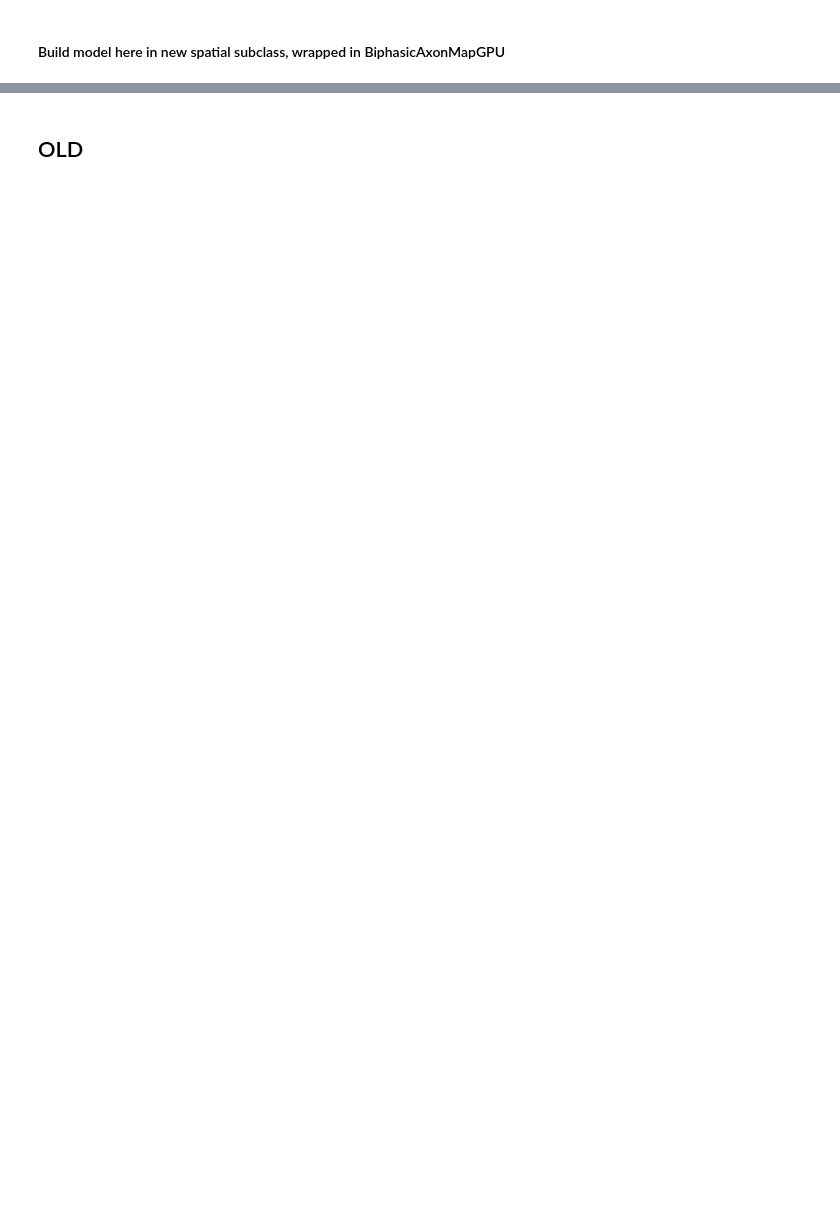
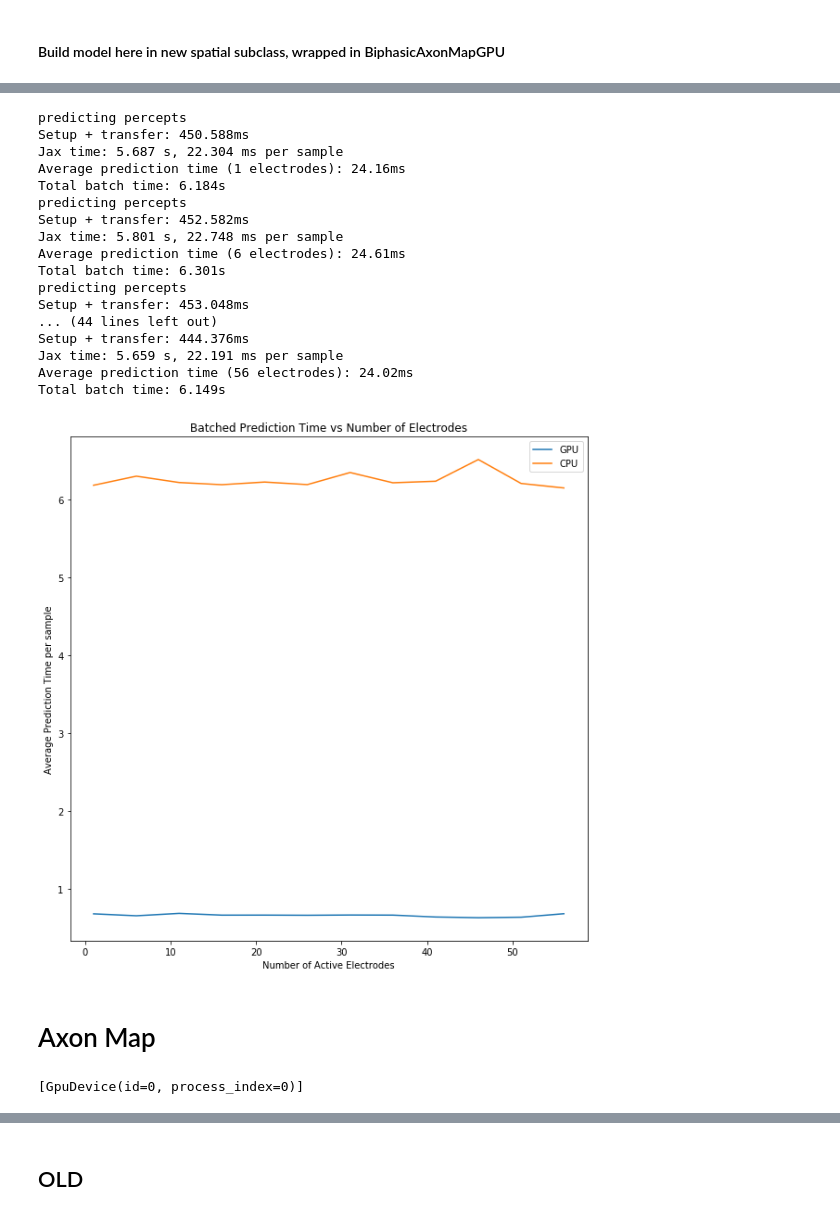
Before and after one commit to jgranley/pulse2percept, a Jupyter notebook: pulse2percept/models/jax.ipynb, the cells around one changed output, grey strips where cells are left out. Drawn from its saved outputs; the diff is of its cells as text; code cells hidden in the pictures; blank space fills up the shorter version.

```diff
--- a/pulse2percept/models/jax.ipynb
+++ b/pulse2percept/models/jax.ipynb
@@ -149,0 +437,53 @@ NameError: ignored
+# %%
+import matplotlib.pyplot as plt
+n_elecs = np.arange(1, 60, 5)
+fig, ax = plt.subplots(1, 1, figsize=(10, 10))
+times1 = []
+model = BiphasicAxonMapGPU(axon_length=0.5)
+model.build()
+implant = ArgusII(rot=45)
+for n_elec in n_elecs:
+    times1.append(256 / 1000 * time_batch(model, implant, batch_size=256, n_elecs=n_elec, verbose=False))
+ax.plot(n_elecs, times, label="GPU")
+ax.plot(n_elecs, times1, label="CPU")
+ax.set_xlabel("Number of Active Electrodes")
+ax.set_ylabel("Average Prediction Time per sample")
+ax.set_title("Batched Prediction Time vs Number of Electrodes")
+ax.legend()
+
+fig.show()
+# %% [output]
+predicting percepts
+Setup + transfer: 450.588ms
+Jax time: 5.687 s, 22.304 ms per sample
+Average prediction time (1 electrodes): 24.16ms
+Total batch time: 6.184s
+predicting percepts
+Setup + transfer: 452.582ms
+Jax time: 5.801 s, 22.748 ms per sample
+Average prediction time (6 electrodes): 24.61ms
+Total batch time: 6.301s
+predicting percepts
+Setup + transfer: 453.048ms
+... (44 lines left out)
+Setup + transfer: 444.376ms
+Jax time: 5.659 s, 22.191 ms per sample
+Average prediction time (56 electrodes): 24.02ms
+Total batch time: 6.149s
+[figure, added]
+# %% [markdown]
+# Axon Map
+# %%
+from pulse2percept.models import AxonMapModel, BiphasicAxonMapModel, BiphasicAxonMapSpatial, Model, AxonMapSpatial
+from pulse2percept.stimuli import Stimulus, BiphasicPulseTrain
+from pulse2percept.implants import DiskElectrode, ProsthesisSystem, ArgusII, ElectrodeArray
+
+import numpy as np
+import os
+os.environ["CUDA_VISIBLE_DEVICES"]="0"
+import jax.numpy as jnp
+import jax
+from jax import jit, partial, vmap
+jax.devices()
+# %% [output]
+[GpuDevice(id=0, process_index=0)]
```
Also changed, not shown: parts of 36 cells of this notebook.
